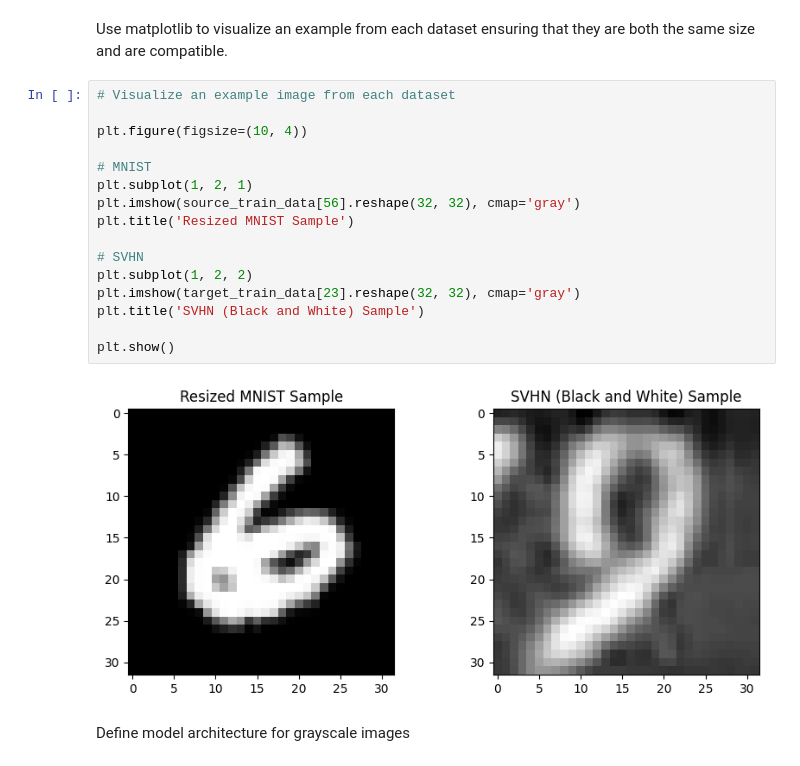
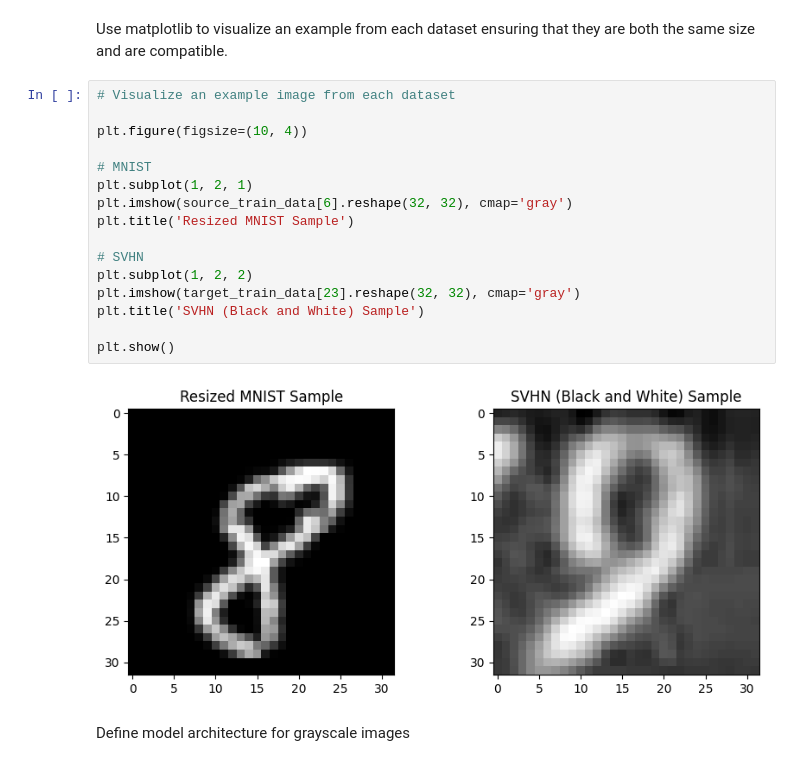
Before and after one commit to evanss2025/Exploring-Slime-Mold-Inspired-Strategies-for-Improved-Domain-Adaptation, a Jupyter notebook: Exploring_Slime_Mold_Inspired_Strategies_for_Improved_Domain_Adaptation_in_Visual_Recognition_with_Domain_Shift_Code.ipynb, the cells around one changed output. Saved outputs shown, nothing was run; the diff lists cells and outputs as text.

```diff
--- a/Exploring_Slime_Mold_Inspired_Strategies_for_Improved_Domain_Adaptation_in_Visual_Recognition_with_Domain_Shift_Code.ipynb
+++ b/Exploring_Slime_Mold_Inspired_Strategies_for_Improved_Domain_Adaptation_in_Visual_Recognition_with_Domain_Shift_Code.ipynb
@@ -89,21 +99,21 @@ Use matplotlib to visualize an example from each dataset ensuring that they are
 # %%
 # Visualize an example image from each dataset
 
 plt.figure(figsize=(10, 4))
 
 # MNIST
 plt.subplot(1, 2, 1)
-plt.imshow(source_train_data[56].reshape(32, 32), cmap='gray')
+plt.imshow(source_train_data[6].reshape(32, 32), cmap='gray')
 plt.title('Resized MNIST Sample')
 
 # SVHN
 plt.subplot(1, 2, 2)
 plt.imshow(target_train_data[23].reshape(32, 32), cmap='gray')
 plt.title('SVHN (Black and White) Sample')
 
 plt.show()
 # %% [output]
-[figure, old version]
+[figure, new version]
 # %% [markdown]
 Define model architecture for grayscale images
 # %%
```
Also changed, not shown: parts of 8 cells of this notebook.
